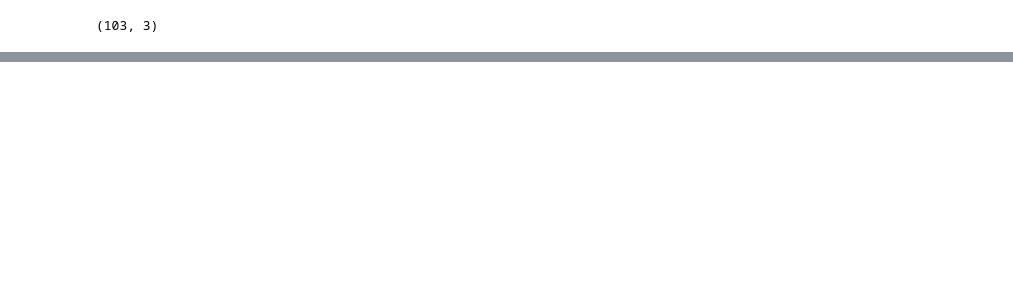
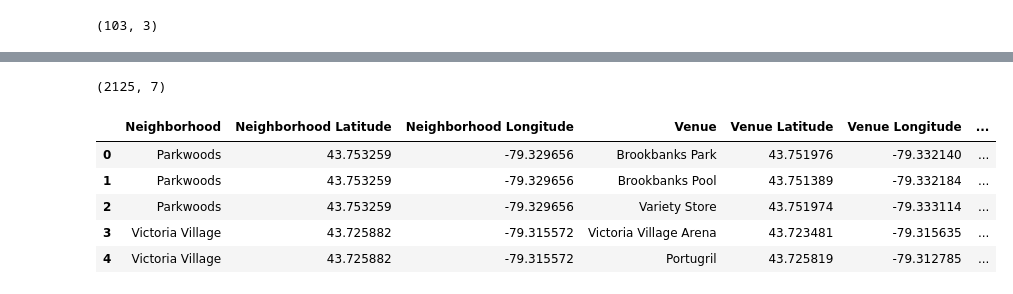
Before and after one commit to m00nberri/Coursera_Capstone, a Jupyter notebook: Data_Science_Capstone.ipynb, the cells around one changed output, grey strips where cells are left out. Saved outputs shown, nothing was run; the diff lists cells and outputs as text; code cells hidden in the pictures; blank space fills up the shorter version.

```diff
--- a/Data_Science_Capstone.ipynb
+++ b/Data_Science_Capstone.ipynb
@@ -182,0 +247,19 @@ wikidf.shape
+# %%
+# create map of Ontario using latitude and longitude values
+map_Toronto = folium.Map(location=[latitude, longitude], zoom_start=10)
+
+# add markers to map
+for lat, lng, borough, neighborhood in zip(mdf['Latitude'], mdf['Longitude'], mdf['Borough'], mdf['Neighborhood']):
+    label = '{}, {}'.format(neighborhood, borough)
+    label = folium.Popup(label, parse_html=True)
+    folium.CircleMarker(
+        [lat, lng],
+        radius=5,
+        popup=label,
+        color='blue',
+        fill=True,
+        fill_color='#3186cc',
+        fill_opacity=0.7,
+        parse_html=False).add_to(map_Toronto)
+
+map_Toronto
@@ -182,0 +345,11 @@ wikidf.shape
+# %%
+print(Toronto_venues.shape)
+Toronto_venues.head()
+# %% [output]
+(2125, 7)
+|  | Neighborhood | Neighborhood Latitude | Neighborhood Longitude | Venue | Venue Latitude | Venue Longitude | ... |
+| 0 | Parkwoods | 43.753259 | -79.329656 | Brookbanks Park | 43.751976 | -79.332140 | ... |
+| 1 | Parkwoods | 43.753259 | -79.329656 | Brookbanks Pool | 43.751389 | -79.332184 | ... |
+| 2 | Parkwoods | 43.753259 | -79.329656 | Variety Store | 43.751974 | -79.333114 | ... |
+| 3 | Victoria Village | 43.725882 | -79.315572 | Victoria Village Arena | 43.723481 | -79.315635 | ... |
+| 4 | Victoria Village | 43.725882 | -79.315572 | Portugril | 43.725819 | -79.312785 | ... |
```
Also changed, not shown: parts of 39 cells of this notebook.
